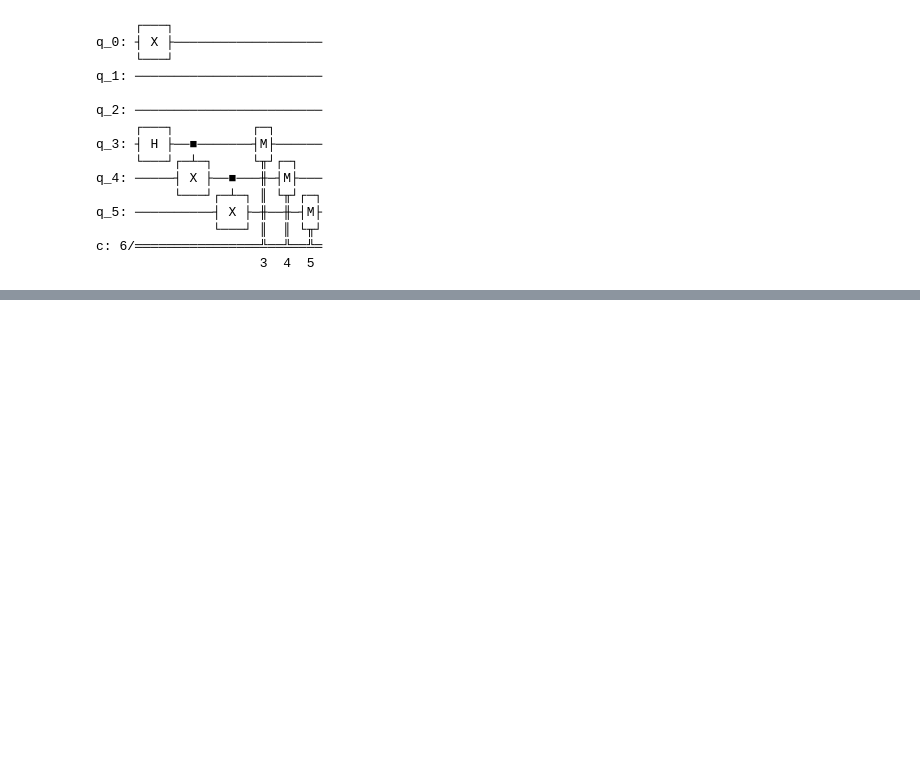
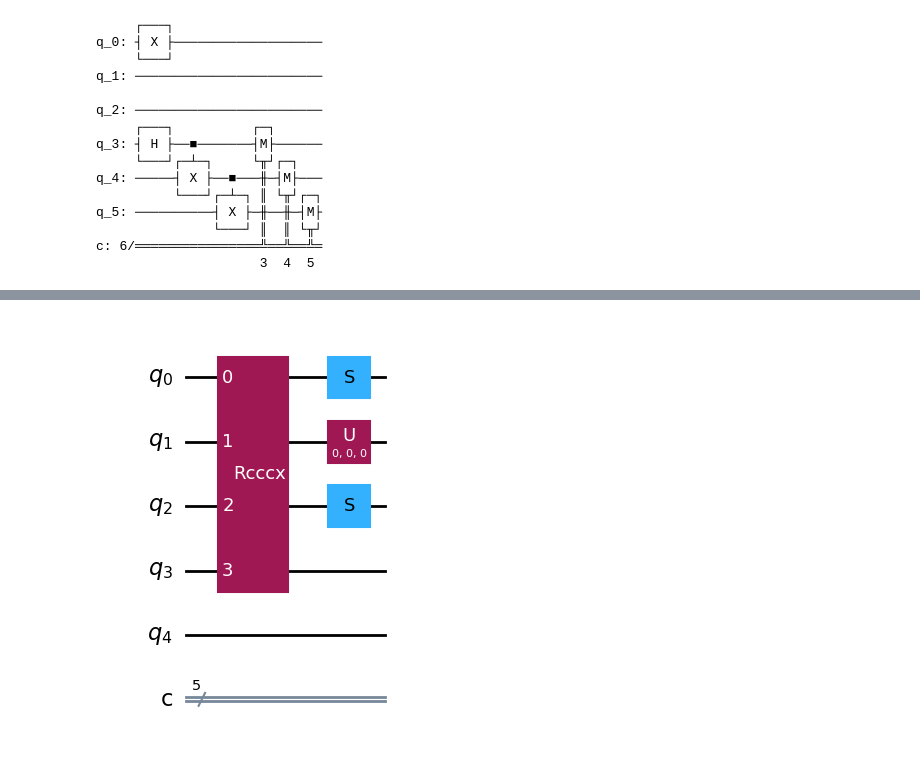
Before and after one commit to kibrahim757/qiskit_certification_examples, a Jupyter notebook: 1_2_Quantum_Operations.ipynb, the cells around one changed output, grey strips where cells are left out. Saved outputs shown, nothing was run; the diff lists cells and outputs as text; code cells hidden in the pictures; blank space fills up the shorter version.

Commit message:
add gates to circuits

```diff
--- a/1_2_Quantum_Operations.ipynb
+++ b/1_2_Quantum_Operations.ipynb
@@ -360,0 +413,10 @@ c: 6/════════════════╩══╩══╩═
+# %%
+qc = QuantumCircuit(5,5)
+
+qc.rcccx(0,1,2,3)
+qc.s([0,2])
+qc.u(0,0,0,1)
+
+qc.draw('mpl')
+# %% [output]
+[figure, added]
```
Also changed, not shown: parts of 7 cells of this notebook.
